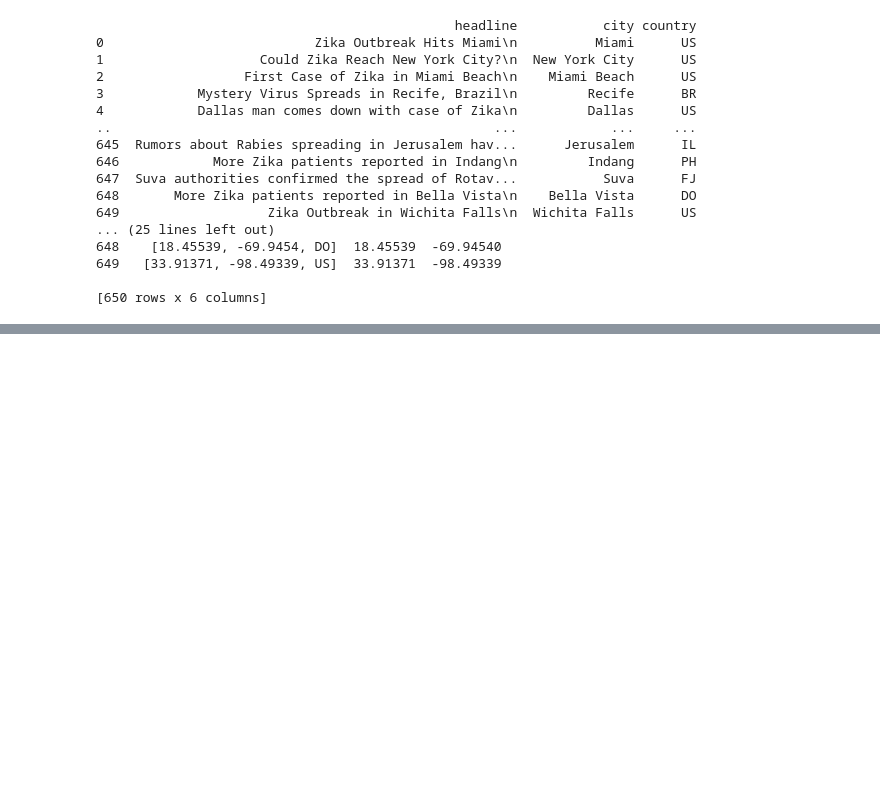
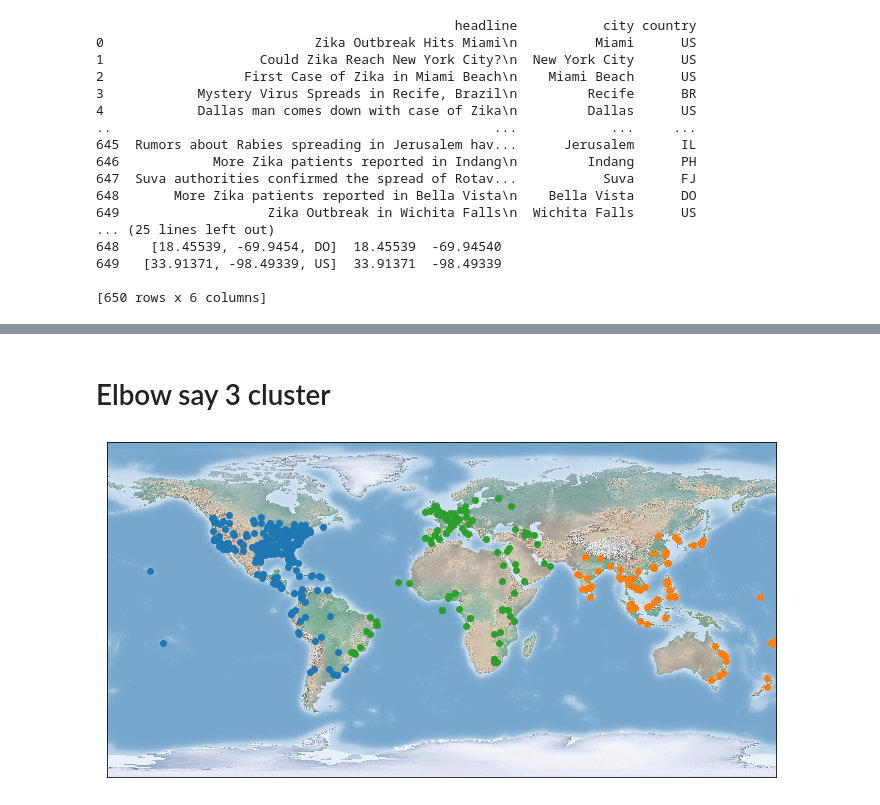
Before and after one commit to davilj/liveProject_disease, a Jupyter notebook: diseaseIdentification.ipynb, the cells around one changed output, grey strips where cells are left out. Drawn from its saved outputs; the diff is of its cells as text; code cells hidden in the pictures; blank space fills up the shorter version.

```diff
--- a/diseaseIdentification.ipynb
+++ b/diseaseIdentification.ipynb
@@ -140,0 +185,26 @@ print(df)
+# %% [markdown]
+# Elbow say 3 cluster
+# %%
+import numpy as np
+import matplotlib.pyplot as plt
+from mpl_toolkits.basemap import Basemap
+map_plotter = Basemap()
+fig = plt.figure(figsize=(12, 8))
+
+clusters=3
+
+cluster_model = KMeans(n_clusters=clusters)
+diseaseClusters = cluster_model.fit_predict(coordA)
+map_plotter.shadedrelief()
+
+for cluster_index in range(clusters):
+    #print(diseaseClusters[cluster_index])
+    selected_City = [coordA[i] for i in range(len(coordA))
+                      if cluster_index == diseaseClusters[i]]
+
+    latitudes, longitudes = np.array(selected_City).T
+    map_plotter.scatter(longitudes, latitudes, latlon=True)
+
+plt.show()
+# %% [output]
+[figure, added]
```
Also changed, not shown: parts of 5 cells of this notebook.
